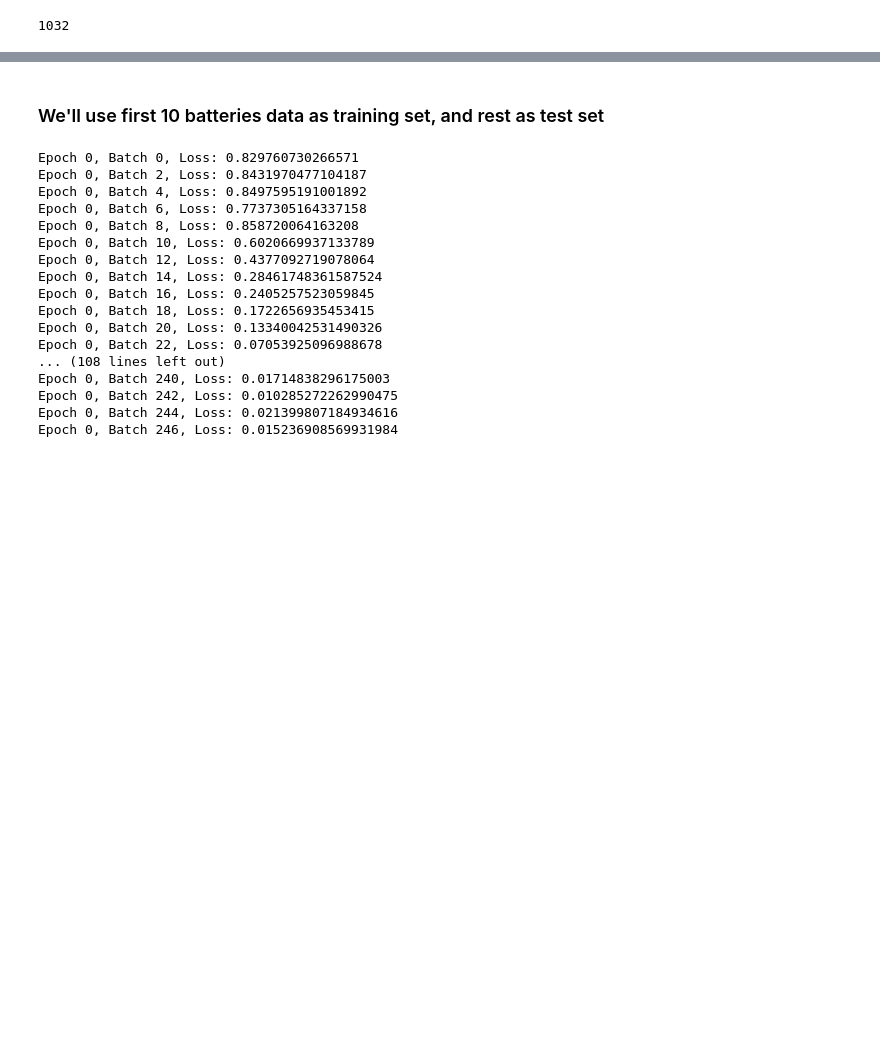
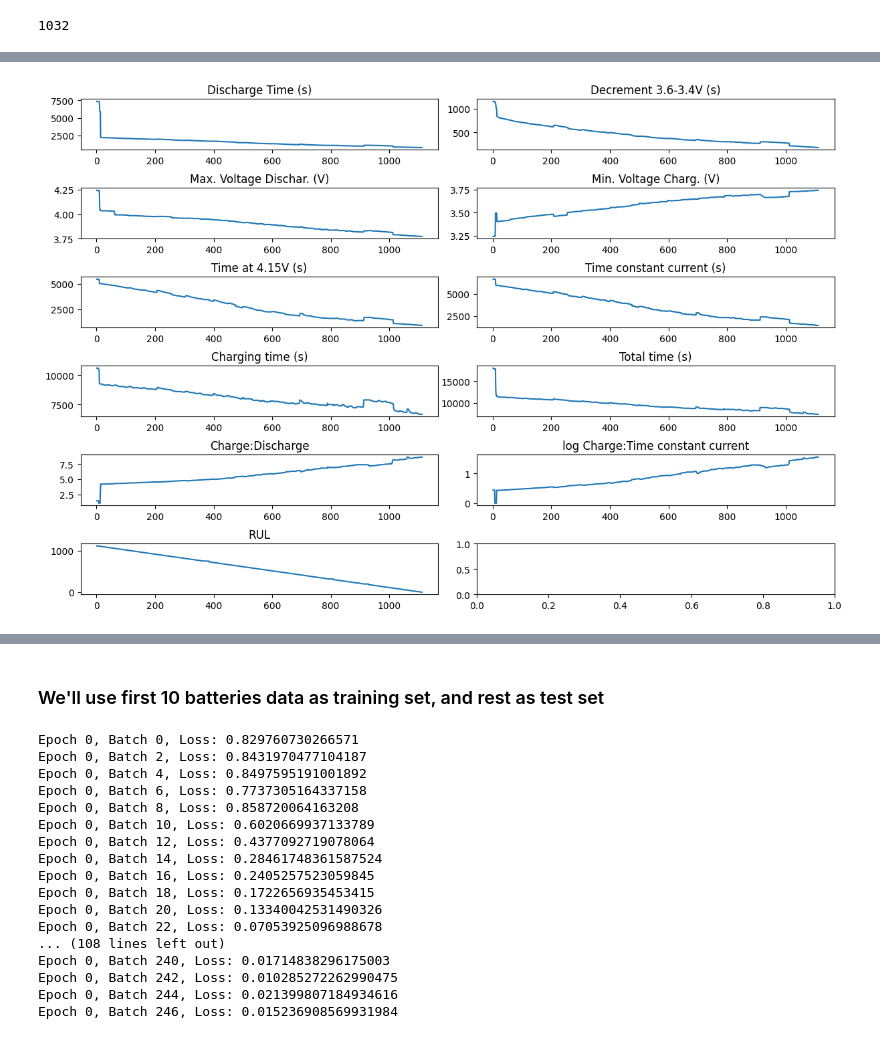
Before and after one commit to Shubham-Mate/Battery-RUL-Prediction-with-Neural-ODEs, a Jupyter notebook: Neural ODE Experiments.ipynb, the cells around one changed output, grey strips where cells are left out. Saved outputs shown, nothing was run; the diff lists cells and outputs as text; code cells hidden in the pictures; blank space fills up the shorter version.

```diff
--- a/Neural ODE Experiments.ipynb
+++ b/Neural ODE Experiments.ipynb
@@ -359,0 +361,4 @@ for x, y in train_dataloader:
+# %%
+experimental_df = split_dfs[13].copy()
+experimental_df.iloc[:, 1:] = median_smoothing_with_kernel(experimental_df.iloc[:, 1:], 10)
+experimental_df
@@ -359,0 +379,16 @@ for x, y in train_dataloader:
+# %%
+# Plot of all the features vs the cycle index (How the features change with time)
+plot_nums = len(experimental_df.columns) - 1
+
+fig, ax = plt.subplots(ncols=2, nrows=math.ceil(plot_nums/2), figsize=(12, 8))
+fig.tight_layout()
+
+for i in range(plot_nums):
+    #print(int(plot_nums/2), int(i/2), i%2)
+    ax[int(i/2), i%2].plot(experimental_df["Cycle_Index"], experimental_df[experimental_df.columns[i+1]])
+    ax[int(i/2), i%2].set_title(experimental_df.columns[i+1])
+
+plt.subplots_adjust(hspace=0.75)
+plt.show()
+# %% [output]
+[figure, added]
```
Also changed, not shown: parts of 13 cells of this notebook.
